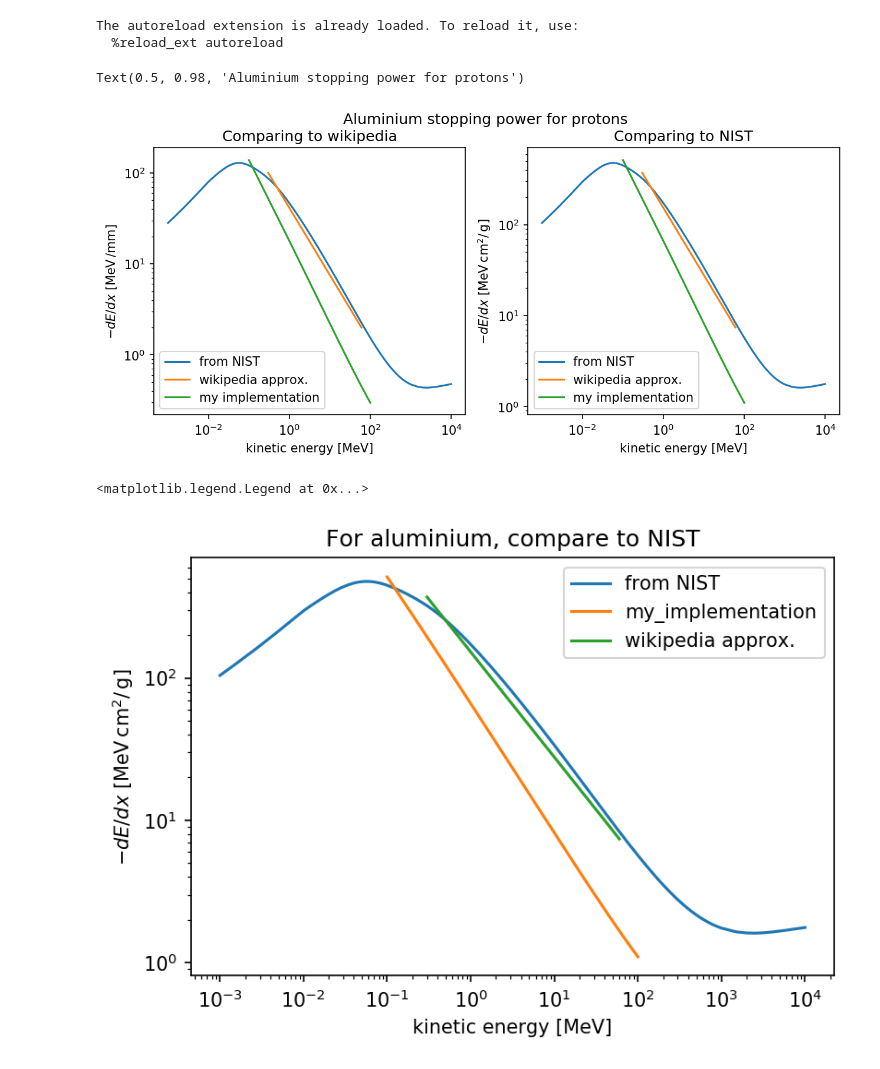
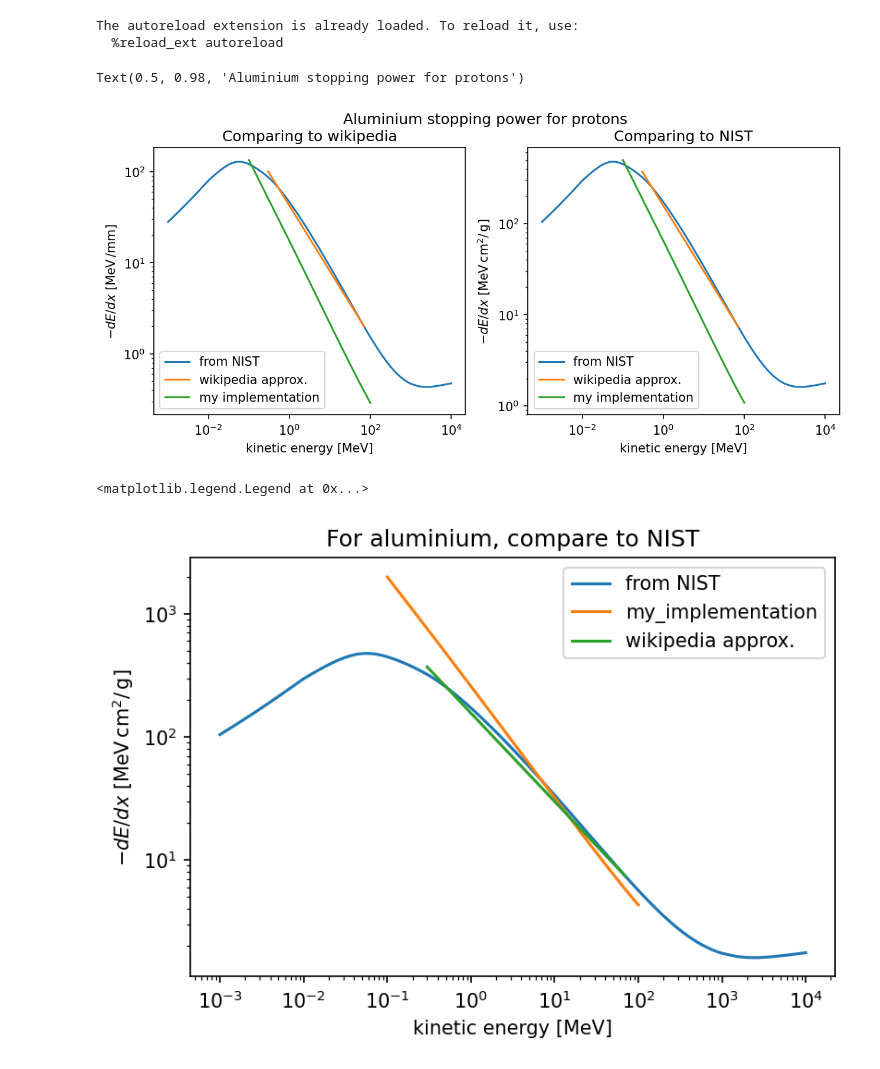
Before and after one commit to mohller/XRayAC, a Jupyter notebook: Stopping_Power.ipynb, the cells around one changed output. Cells and saved outputs as stored; diff of their text form; code cells hidden in the pictures.

Commit message:
Succesful comparison with Burell's expression.
Implemented Burell's expression.
Determined units used.
Matched NIST data.

```diff
--- a/Stopping_Power.ipynb
+++ b/Stopping_Power.ipynb
@@ -9,19 +9,20 @@ from scipy.integrate import cumtrapz
 The autoreload extension is already loaded. To reload it, use:
   %reload_ext autoreload
 # %%
+rho = 2.69
 ke = np.linspace(.1, 100, 100)
 pstar_data = np.genfromtxt('pstar_27Al.dat', skip_header=8)
-wiki_data = np.array([[.3, 100],[60, 2]])
-bse = bethe_bloch(ke, Z=13, A=27, rho=2.7) / 10  # in MeV/mm
-sp = stopping_power(ke, Z=13, A=27, rho=2.7)
+wiki_data = np.array([[.3, 100],[70, 2]])
+bse = bethe_bloch(ke, Z=13, A=27, rho=rho, I=166e-6) / 10  # in MeV/mm
+sp = stopping_power(ke, Z=13, A=27, rho=rho, I=166e-6)
 # %%
 f, (ax1, ax2) = plt.subplots(1, 2, figsize=(10, 4), dpi=150)
 # for beryllium
 
 
 plt.sca(ax1)
-rho = 2.7
-plt.plot(pstar_data[:, 0], pstar_data[:, -1] * rho / 10, label='from NIST')
+
+plt.plot(pstar_data[:, 0], pstar_data[:, 3] * rho / 10, label='from NIST')
 plt.plot(wiki_data[:, 0], wiki_data[:, 1], label='wikipedia approx.')
 plt.plot(ke, bse, label='my implementation')
 
@@ -33,7 +34,7 @@ plt.legend()
 
 plt.sca(ax2)
 
-plt.plot(pstar_data[:, 0], pstar_data[:, -1], label='from NIST')
+plt.plot(pstar_data[:, 0], pstar_data[:, 3], label='from NIST')
 plt.plot(wiki_data[:, 0], wiki_data[:, 1]*10/2.7, label='wikipedia approx.')
 plt.plot(ke, sp, label='my implementation')
 
@@ -46,25 +47,25 @@ plt.legend()
 f.suptitle('Aluminium stopping power for protons')
 # %% [output]
 Text(0.5, 0.98, 'Aluminium stopping power for protons')
-[figure, old version]
+[figure, new version]
 # %%
 plt.subplots(dpi=150)
 
 ke = np.logspace(-1, 2, 40)
 
-plt.plot(pstar_data[:, 0], pstar_data[:, -1], label='from NIST')
+plt.plot(pstar_data[:, 0], pstar_data[:, 3], label='from NIST')
 
-sp = stopping_power(ke, Z=13, A=27, rho=2.7)
-plt.plot(ke, sp, label='my_implementation')
+sp = stopping_power(ke, Z=13, A=27, rho=2.69, I=166e-6)
+plt.plot(ke, sp*4, label='my_implementation')
 
 plt.plot(wiki_data[:, 0], wiki_data[:, 1]*10/2.7, label='wikipedia approx.')
 
 plt.loglog()
 plt.xlabel('kinetic energy [MeV]')
 plt.ylabel(r'$-dE/dx$ $\rm [MeV\,cm^2/\,g ]$')
 plt.title('For aluminium, compare to NIST')
 plt.legend()
 # %% [output]
 <matplotlib.legend.Legend at 0x...>
-[figure, old version]
+[figure, new version]
 # %%
```
Also changed, not shown: parts of 6 cells of this notebook, 2 other files.
